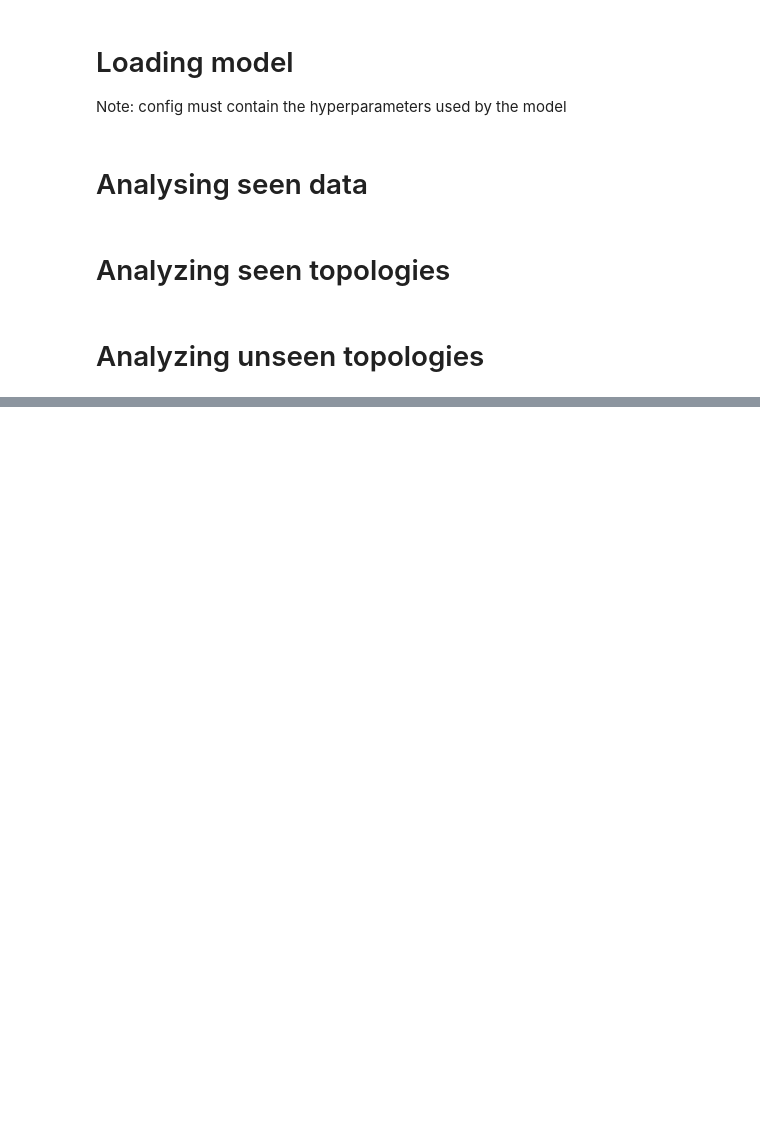
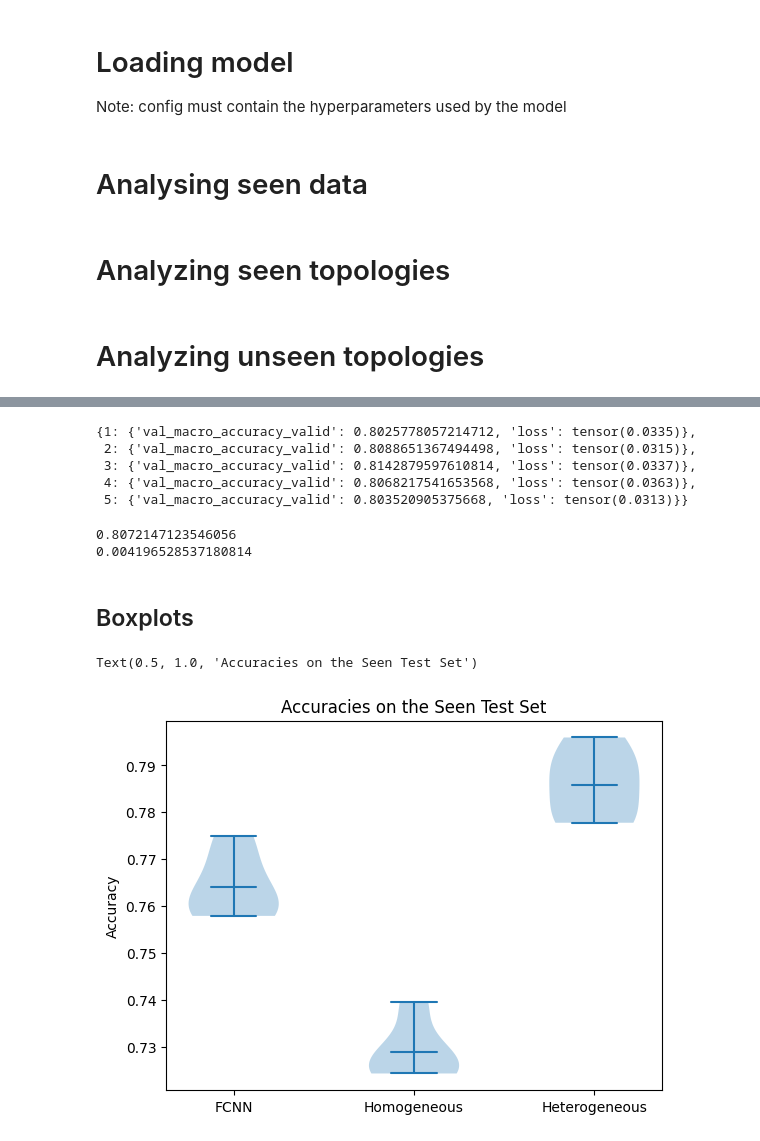
Before and after one commit to MatthijsdeJ/GNN_PN_Operation_MSc_Thesis, a Jupyter notebook: evaluation.ipynb, the cells around one changed output, grey strips where cells are left out. Drawn from its saved outputs; the diff is of its cells as text; code cells hidden in the pictures; blank space fills up the shorter version.

```diff
--- a/evaluation.ipynb
+++ b/evaluation.ipynb
@@ -165,0 +351,37 @@ figures['accuracy_per_label']
+# %%
+results
+# %% [output]
+{1: {'val_macro_accuracy_valid': 0.8025778057214712, 'loss': tensor(0.0335)},
+ 2: {'val_macro_accuracy_valid': 0.8088651367494498, 'loss': tensor(0.0315)},
+ 3: {'val_macro_accuracy_valid': 0.8142879597610814, 'loss': tensor(0.0337)},
+ 4: {'val_macro_accuracy_valid': 0.8068217541653568, 'loss': tensor(0.0363)},
+ 5: {'val_macro_accuracy_valid': 0.803520905375668, 'loss': tensor(0.0313)}}
+# %%
+mean_accuracy = np.mean([v['val_macro_accuracy_valid'] for v in results.values()])
+std_accuracy = np.std([v['val_macro_accuracy_valid'] for v in results.values()])
+print(mean_accuracy)
+print(std_accuracy)
+# %% [output]
+0.8072147123546056
+0.004196528537180814
+# %% [markdown]
+## Boxplots
+# %%
+import matplotlib.pyplot as plt
+import numpy as np
+
+seen_fcnn_accs = [0.7748490060397584, 0.7578896844126235, 0.7677292908283668, 0.7593296268149274, 0.7609695612175513]
+#unseen_fcnn_accs = [0.3449386985224772, 0.3489468720528136, 0.34855391386356493,0.3362150267211569, 0.35853505187048096]
+seen_homo_accs = [0.7254509819607216, 0.7299708011679533, 0.7242510299588016, 0.7251709931602736,0.7394504219831207]
+seen_hetero_accs = [0.7959681612735491, 0.7900483980640775, 0.7868085276588936, 0.7786488540458382, 0.7777688892444302]
+
+plt.violinplot([seen_fcnn_accs, seen_homo_accs, seen_hetero_accs],
+              showmeans=True)
+plt.gca().set_xticks([1, 2, 3])
+plt.gca().set_xticklabels(['FCNN', 'Homogeneous', 'Heterogeneous'])
+plt.ylabel('Accuracy')
+plt.title('Accuracies on the Seen Test Set')
+           #labels=≈)
+# %% [output]
+Text(0.5, 1.0, 'Accuracies on the Seen Test Set')
+[figure, added]
```
Also changed, not shown: parts of 35 cells of this notebook.
